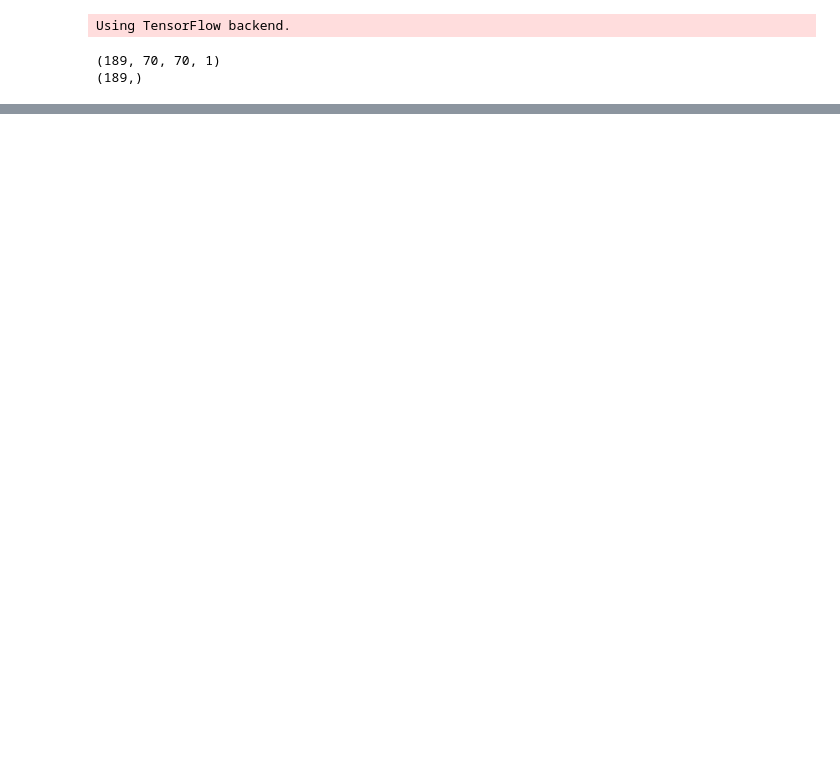
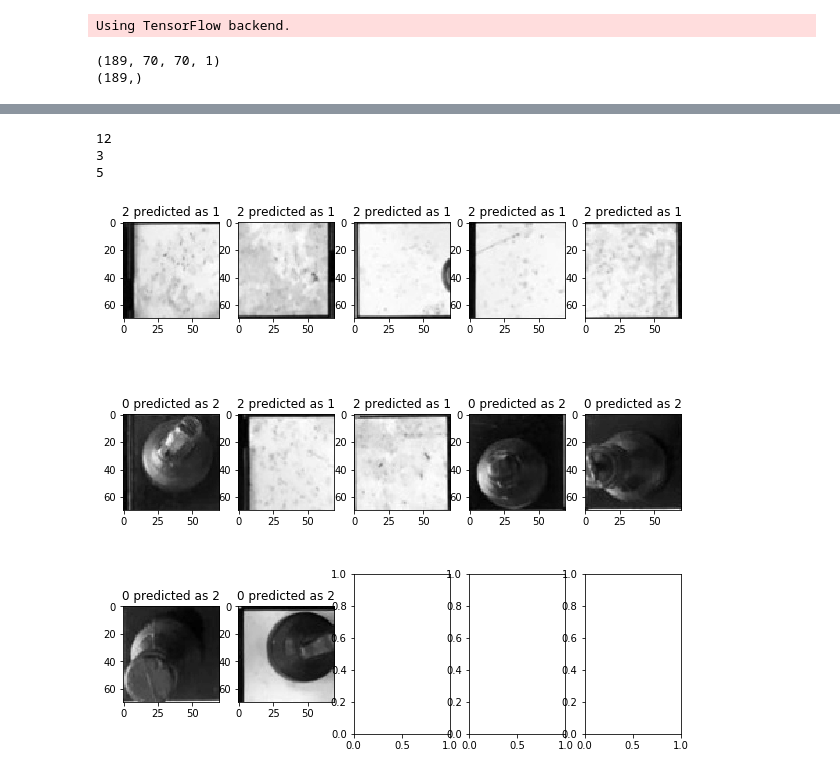
Before and after one commit to ace-racer/Extending-Board-Games-using-deep-learning, a Jupyter notebook: chess_piece_detection/3_class_classifier/CNN/Evaluate Saved Grayscale CNN Model.ipynb, the cells around one changed output, grey strips where cells are left out. Cells and saved outputs as stored; diff of their text form; code cells hidden in the pictures; blank space fills up the shorter version.

```diff
--- a/chess_piece_detection/3_class_classifier/CNN/Evaluate Saved Grayscale CNN Model.ipynb
+++ b/chess_piece_detection/3_class_classifier/CNN/Evaluate Saved Grayscale CNN Model.ipynb
@@ -181,7 +181,7 @@ def plot_mispredicted_images(images, actual_values, predicted_values):
             if current_image_idx == num_failed_images:
                 break
 
-            axes[itr, jtr].imshow(images[mis_prediction_indices[current_image_idx]])
+            axes[itr, jtr].imshow(images[mis_prediction_indices[current_image_idx]], cmap='gray')
             axes[itr, jtr].set_title("{0} predicted as {1}".format(actual_values[mis_prediction_indices[current_image_idx]], predicted_values[mis_prediction_indices[current_image_idx]]))
             #print(current_image_idx)
             current_image_idx += 1
@@ -222,2 +230,8 @@ print(accuracy_score(y_test1, y_test_pred1))
 # %%
-plot_mispredicted_images(X_test1, y_test1, y_test_pred1)
+test_images = np.squeeze(X_test1)
+plot_mispredicted_images(test_images, y_test1, y_test_pred1)
+# %% [output]
+12
+3
+5
+[figure, added]
```
Also changed, not shown: parts of 2 cells of this notebook, 1 other file.
